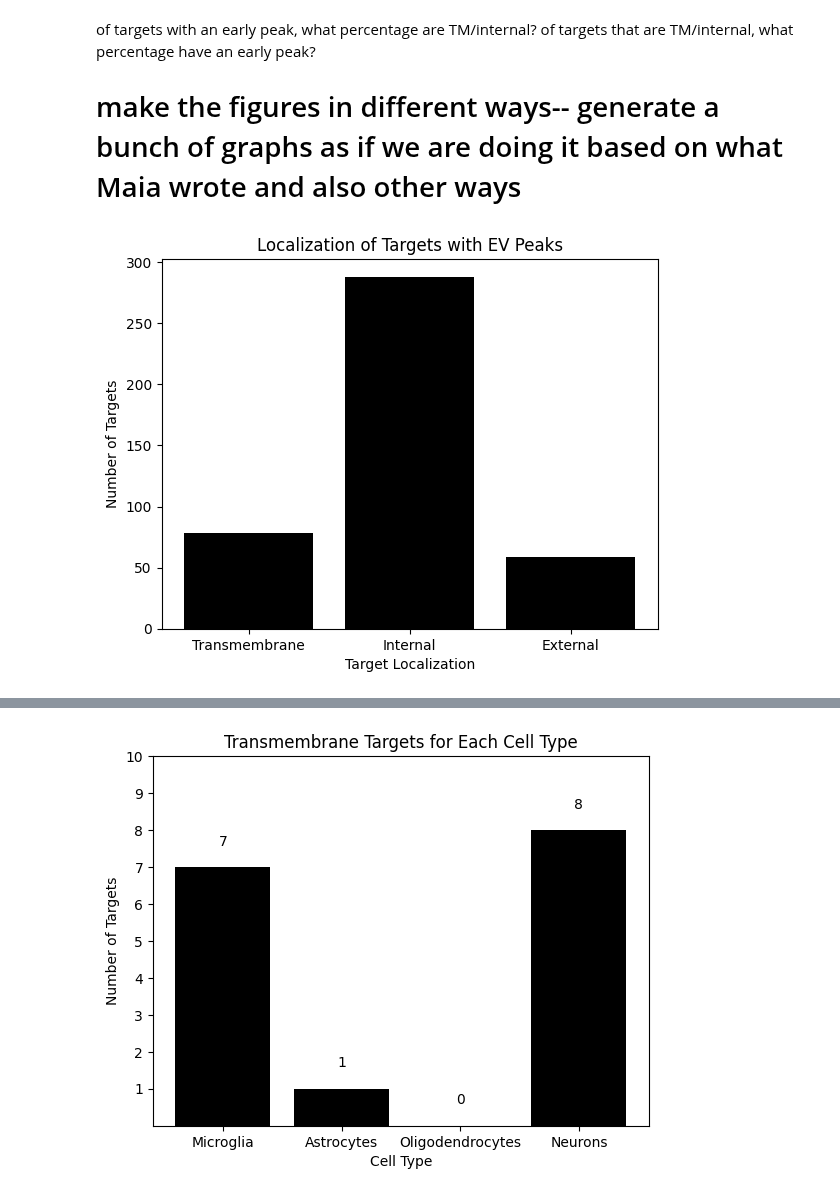
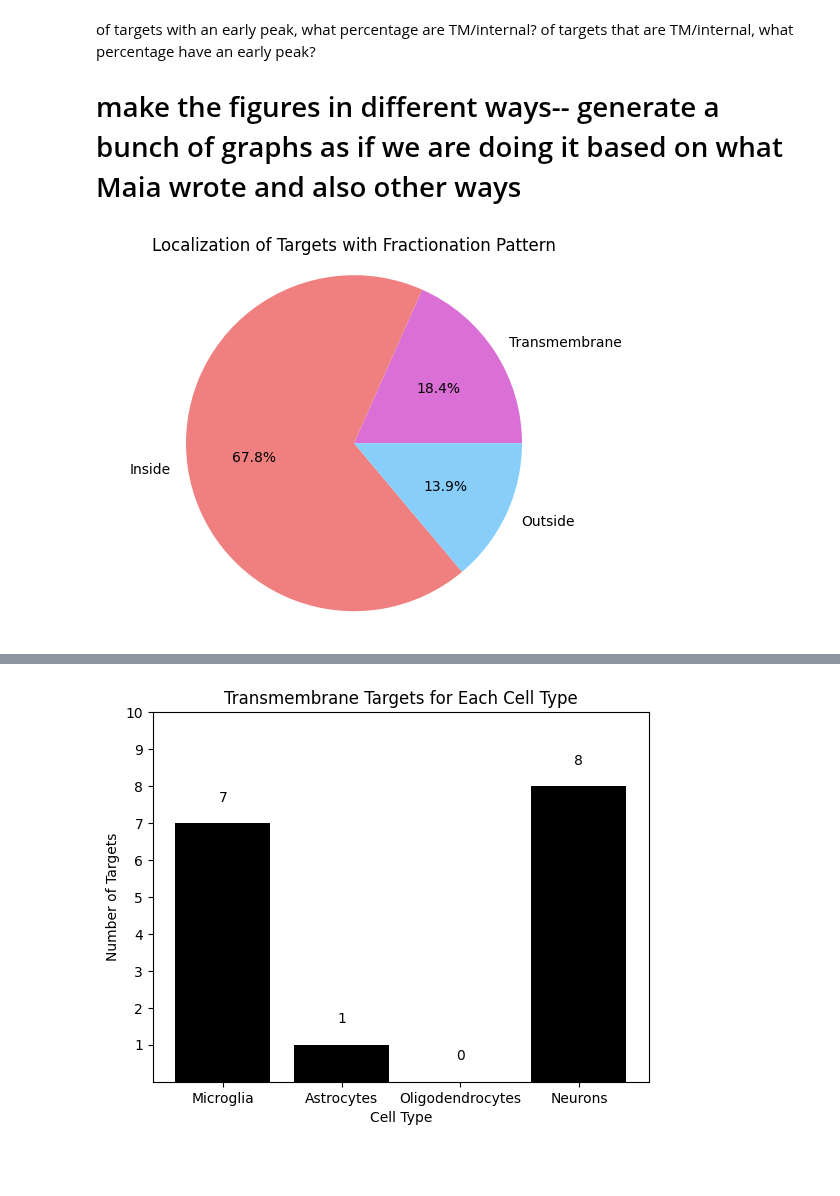
Before and after one commit to Walt-Lab/bdev_mass_spec, a Jupyter notebook: 3_analysis.ipynb, the cells around one changed output, grey strips where cells are left out. Drawn from its saved outputs; the diff is of its cells as text; code cells hidden in the pictures; blank space fills up the shorter version.

Commit message:
replacing bar graphs with pie charts, fixing future warnings

```diff
--- a/3_analysis.ipynb
+++ b/3_analysis.ipynb
@@ -657,17 +654,18 @@ late_soluble_fractions = tidy_data[
 correct_fractionation = []
 
 for assay in list(tidy_data.columns):
-    early_fract_median = early_fractions[assay].median()
-    ev_fract_median = ev_fractions[assay].median()
-    early_soluble_median = early_soluble_fractions[assay].median()
-    late_soluble_median = late_soluble_fractions[assay].median()
+    if not tidy_data[assay].isna().all():
+        early_fract_median = early_fractions[assay].median()
+        ev_fract_median = ev_fractions[assay].median()
+        early_soluble_median = early_soluble_fractions[assay].median()
+        late_soluble_median = late_soluble_fractions[assay].median()
 
-    if (
-        (ev_fract_median > early_fract_median)
-        and (ev_fract_median > early_soluble_median)
-        and (ev_fract_median > late_soluble_median)
-    ):
-        correct_fractionation.append(assay)
+        if (
+            (ev_fract_median > early_fract_median)
+            and (ev_fract_median > early_soluble_median)
+            and (ev_fract_median > late_soluble_median)
+        ):
+            correct_fractionation.append(assay)
 
 # venn2(
 #     [set(mean_assays), set(median_assays)],
@@ -743,23 +741,17 @@ def graph_medians(uniprot_id):
 
     plt.show()
 # %%
-tm_peak = set(tm_uniprots) & set(correct_fractionation)
-internal_peak = set(inside_uniprots) & set(correct_fractionation)
-external_peak = set(outside_uniprots) & set(correct_fractionation)
+tm_peak = len(set(tm_uniprots) & set(correct_fractionation))
+internal_peak = len(set(inside_uniprots) & set(correct_fractionation))
+external_peak = len(set(outside_uniprots) & set(correct_fractionation))
 
-peak_dict = {
-    "Transmembrane": len(tm_peak),
-    "Internal": len(internal_peak),
-    "External": len(external_peak),
-}
+labels = ["Transmembrane", "Inside", "Outside"]
+sizes = [tm_peak, internal_peak, external_peak]
+colors = ['orchid', 'lightcoral', 'lightskyblue']
 
-x_labels = list(peak_dict.keys())
-y_labels = list(peak_dict.values())
-
-plt.bar(x_labels, y_labels, color="black")
-plt.xlabel("Target Localization")
-plt.ylabel("Number of Targets")
-plt.title("Localization of Targets with EV Peaks")
+plt.pie(sizes, labels=labels, colors=colors, autopct='%1.1f%%')
+plt.axis('equal')
+plt.title("Localization of Targets with Fractionation Pattern")
 plt.show()
 # %% [output]
-[figure, old version]
+[figure, new version]
```
Also changed, not shown: parts of 5 cells of this notebook, 3 other files.
